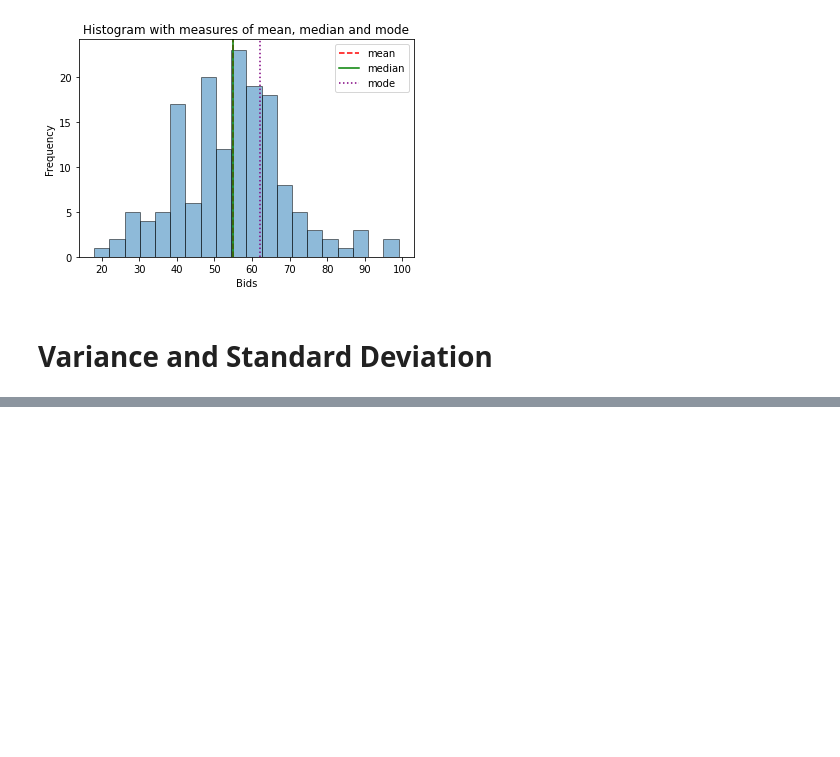
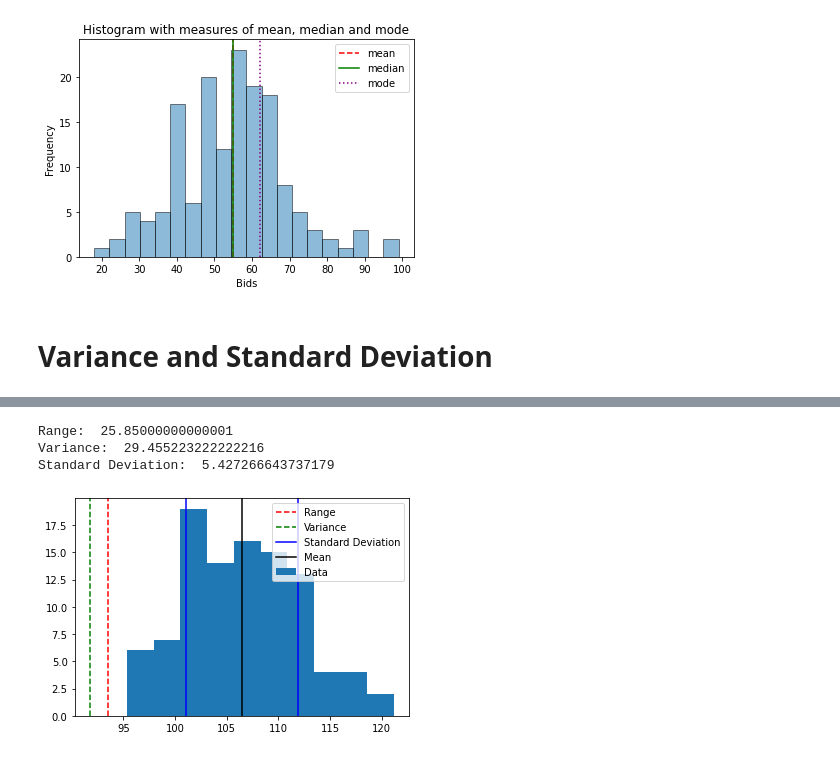
Before and after one commit to louisehviid/KM2023, a Jupyter notebook: Workshop3_descriptive_stats.ipynb, the cells around one changed output, grey strips where cells are left out. Saved outputs shown, nothing was run; the diff lists cells and outputs as text; code cells hidden in the pictures; blank space fills up the shorter version.

```diff
--- a/Workshop3_descriptive_stats.ipynb
+++ b/Workshop3_descriptive_stats.ipynb
@@ -115,0 +123,6 @@ plt.show()
+# %%
+#Step 2
+#Read data (example 04-36)
+data = pd.read_excel('https://raw.githubusercontent.com/louisehviid/km2023/main/data/Chapter4/Xr04-36.xlsx')
+
+data.head
@@ -115,0 +144,31 @@ plt.show()
+# %%
+#Step 3
+
+# find the range of values in Prozac
+range = data['Prozac'].max() - data['Prozac'].min()
+print("Range: ", range)
+
+# Calculating the variance and standard deviation of a column in the dataframe
+variance = data['Prozac'].var()
+print("Variance: ", variance)
+
+standard_deviation = data['Prozac'].std()
+print("Standard Deviation: ", standard_deviation)
+# %% [output]
+Range:  25.85000000000001
+Variance:  29.455223222222216
+Standard Deviation:  5.427266643737179
+# %%
+#Step 4
+
+# plot the data and measures on a histogram
+plt.hist(data['Prozac'], label='Data')
+plt.axvline(mean - range/2, color='red', label='Range', linestyle='dashed')
+plt.axvline(mean - variance/2, color='green', label='Variance', linestyle='dashed')
+plt.axvline(mean - standard_deviation, color='blue', label='Standard Deviation')
+plt.axvline(mean + standard_deviation, color='blue')
+plt.axvline(mean, color='black', label='Mean')
+plt.legend()
+plt.show()
+# %% [output]
+[figure, added]
```
Also changed, not shown: parts of 13 cells of this notebook.
